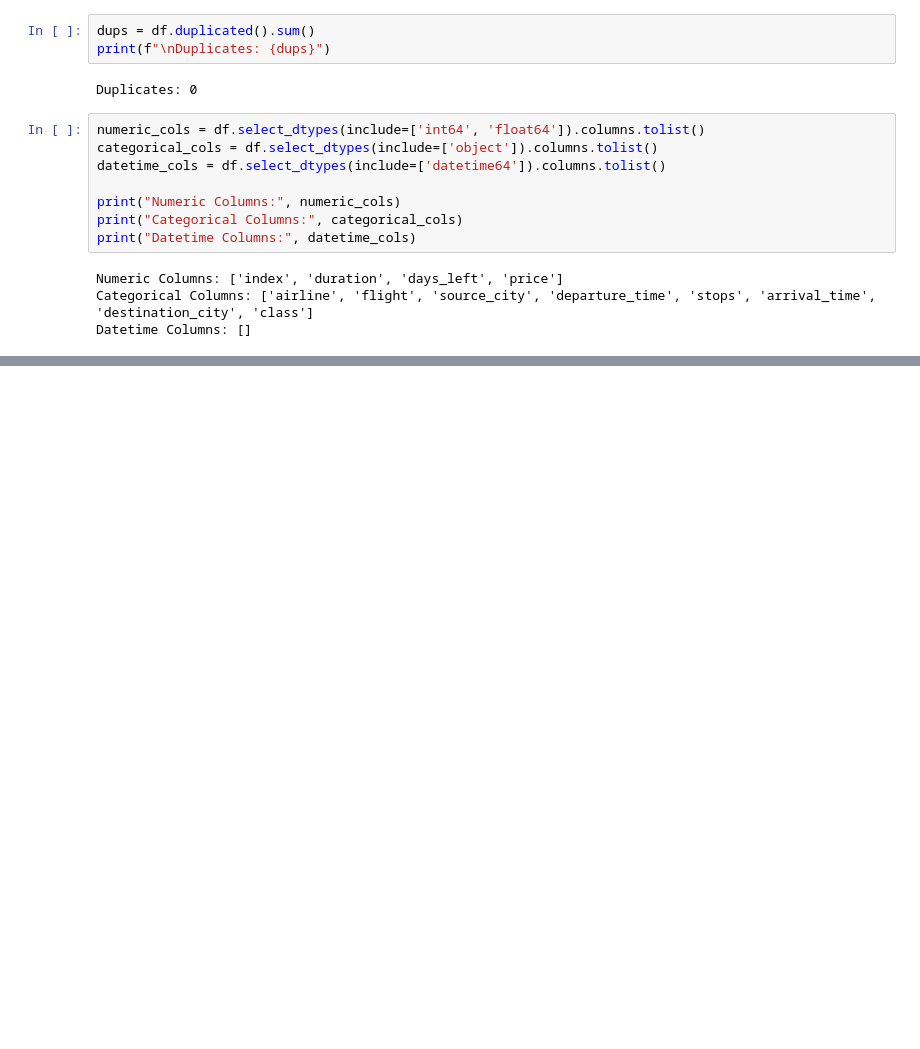
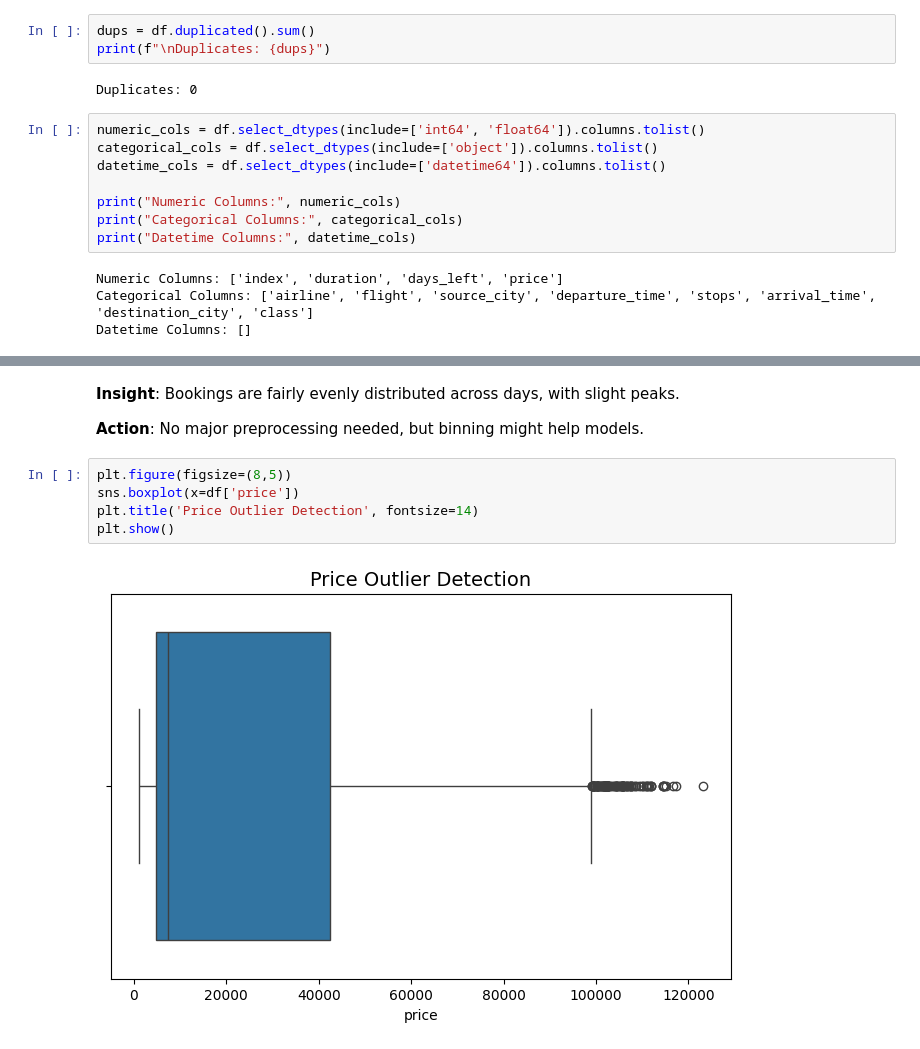
Before and after one commit to MohamedShoaib3/Algorithms_python, a Jupyter notebook: Regression_Task.ipynb, the cells around one changed output, grey strips where cells are left out. Cells and saved outputs as stored; diff of their text form; blank space fills up the shorter version.

```diff
--- a/Regression_Task.ipynb
+++ b/Regression_Task.ipynb
@@ -515,0 +541,11 @@ NameError: name 'sns' is not defined
+# %% [markdown]
+**Insight**: Bookings are fairly evenly distributed across days, with slight peaks.
+
+**Action**: No major preprocessing needed, but binning might help models.
+# %%
+plt.figure(figsize=(8,5))
+sns.boxplot(x=df['price'])
+plt.title('Price Outlier Detection', fontsize=14)
+plt.show()
+# %% [output]
+[figure, added]
```
Also changed, not shown: parts of 41 cells of this notebook.
